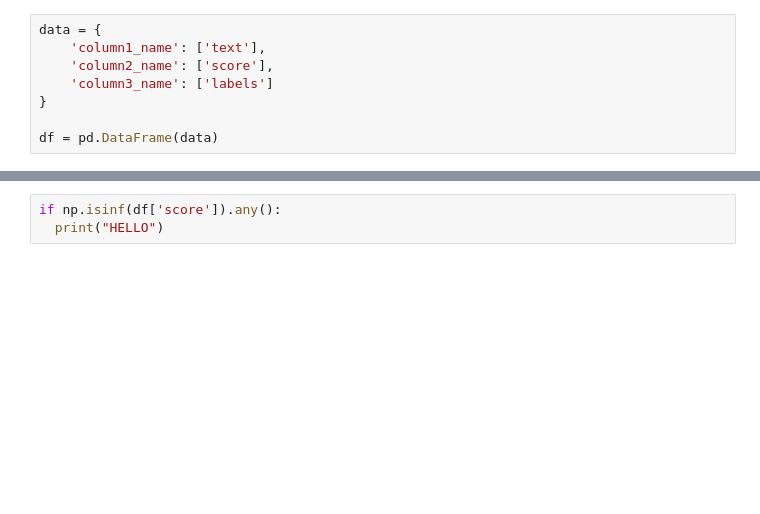
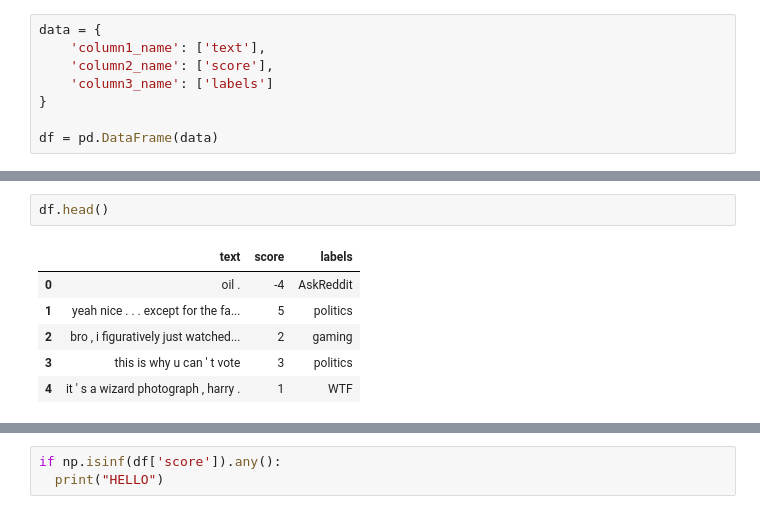
Before and after one commit to EthanXC/RedditProject, a Jupyter notebook: Copy_of_Version_0_0_RedditProject.ipynb, the cells around one changed output, grey strips where cells are left out. Drawn from its saved outputs; the diff is of its cells as text; blank space fills up the shorter version.

```diff
--- a/Copy_of_Version_0_0_RedditProject.ipynb
+++ b/Copy_of_Version_0_0_RedditProject.ipynb
@@ -106 +128,10 @@ df.head()
+# %%
+df.head()
+# %% [output]
+|  | text | score | labels |
+| 0 | oil . | -4 | AskReddit |
+| 1 | yeah nice . . . except for the fa... | 5 | politics |
+| 2 | bro , i figuratively just watched... | 2 | gaming |
+| 3 | this is why u can ' t vote | 3 | politics |
+| 4 | it ' s a wizard photograph , harry . | 1 | WTF |
 # %%
```
Also changed, not shown: parts of 28 cells of this notebook.
